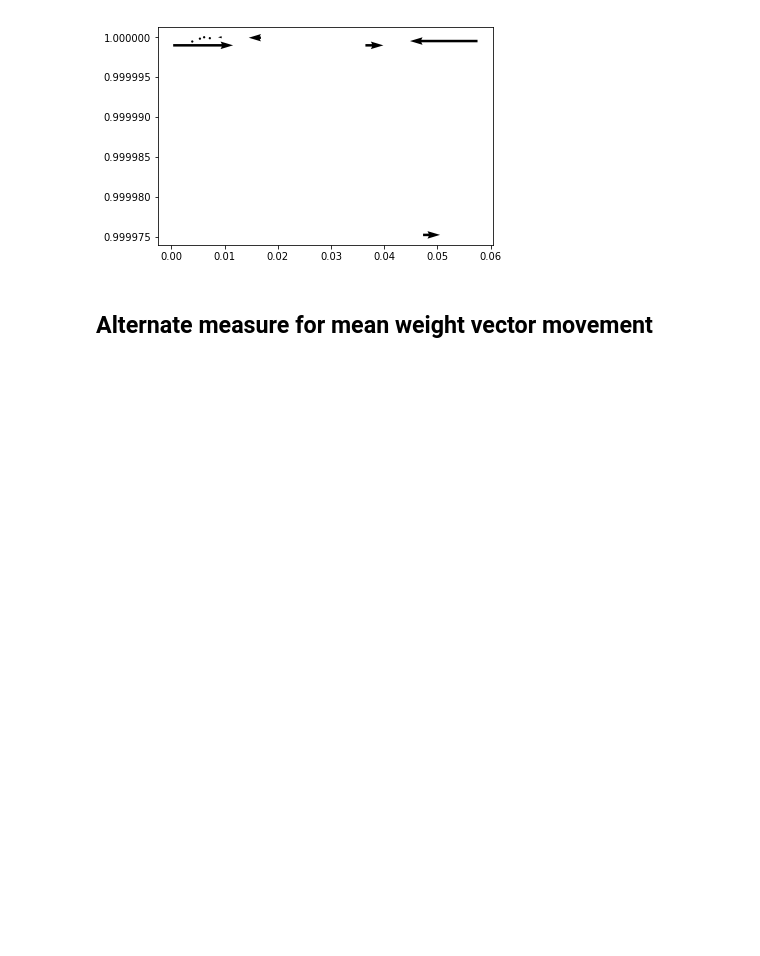
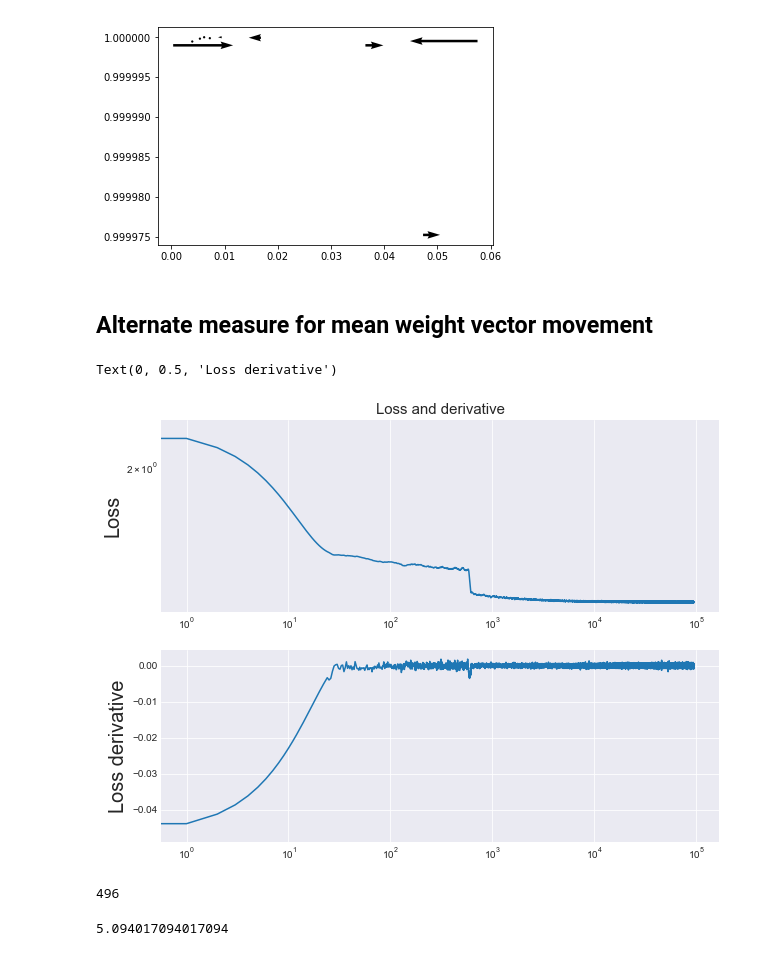
Before and after one commit to mshalvagal/weightSymmetry, a Jupyter notebook: notebooks/Analysis.ipynb, the cells around one changed output. Cells and saved outputs as stored; diff of their text form; code cells hidden in the pictures; blank space fills up the shorter version.

```diff
--- a/notebooks/Analysis.ipynb
+++ b/notebooks/Analysis.ipynb
@@ -526 +527,26 @@ from metrics.metrics import CosineStats
+# %%
+parent_dir = '/home/manu/Projects/dev/weightSymmetry/logs/experiment_4/2 hidden layers/500 neurons/train_from_scratch/'
+run_num = 0
+loss_curve = np.load(os.path.join(parent_dir, 'loss_curve_' + str(run_num) + '.npy'))
+
+fig = plt.figure(figsize=(10,12))
+ax1 = fig.add_subplot(311)
+ax1.set_title('Loss and derivative', fontsize=15)
+ax1.loglog(savgol_filter(loss_curve, 51, 3))
+ax1.set_ylabel('Loss', fontsize=20)
+ax2 = fig.add_subplot(312)
+ax2.semilogx(np.diff(savgol_filter(loss_curve, 51, 3)))
+ax2.set_ylabel('Loss derivative', fontsize=20)
+# %% [output]
+Text(0, 0.5, 'Loss derivative')
+[figure, added]
+# %%
+dloss = np.diff(savgol_filter(loss_curve, 51, 3))
+np.argmin(dloss[100:])
+# %% [output]
+496
+# %%
+596/117
+# %% [output]
+5.094017094017094
 # %%
```
Also changed, not shown: parts of 15 cells of this notebook, 3 other files.
